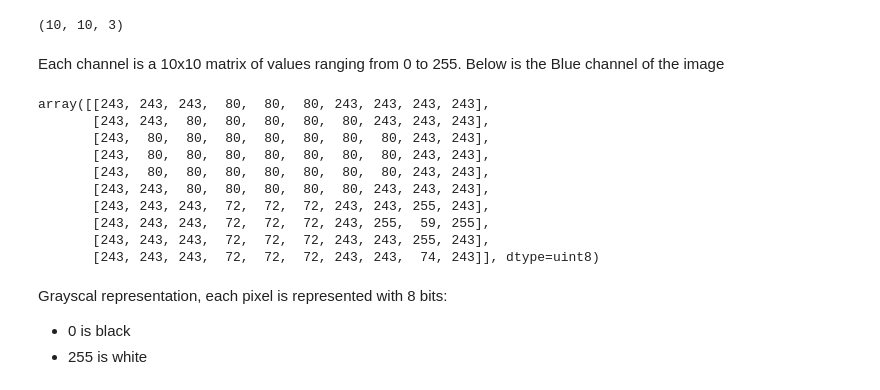
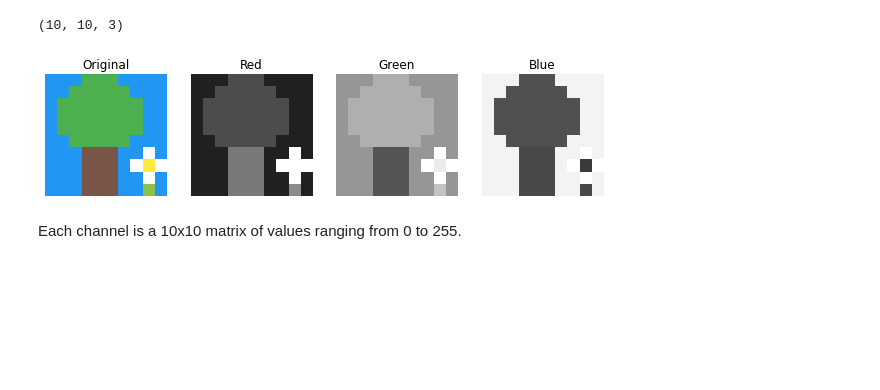
Before and after one commit to AntonioDelleCanne/101_computer_vision, a Jupyter notebook: image_representation.ipynb, the cells around one changed output. Saved outputs shown, nothing was run; the diff lists cells and outputs as text; code cells hidden in the pictures; blank space fills up the shorter version.

```diff
--- a/image_representation.ipynb
+++ b/image_representation.ipynb
@@ -12,24 +21,25 @@ img = cv.cvtColor(img, cv.COLOR_BGR2RGB)
 img.shape
 # %% [output]
 (10, 10, 3)
+# %%
+red = img[:,:,0]
+green = img[:,:,1]
+blue = img[:,:,2]
+fig, (ax1,ax2,ax3,ax4) = plt.subplots(1,4, figsize=(10,10))
+ax1.imshow(img, vmin=0, vmax=255)
+ax1.set_axis_off()
+ax1.set_title('Original')
+ax2.imshow(red, cmap='gray', vmin=0, vmax=255)
+ax2.set_axis_off()
+ax2.set_title('Red')
+ax3.imshow(green,cmap='gray', vmin=0, vmax=255)
+ax3.set_axis_off()
+ax3.set_title('Green')
+ax4.imshow(blue,cmap='gray', vmin=0, vmax=255)
+ax4.set_axis_off()
+ax4.set_title('Blue')
+plt.show()
+# %% [output]
+[figure, added]
 # %% [markdown]
 Each channel is a 10x10 matrix of values ranging from 0 to 255.
-Below is the Blue channel of the image
-# %%
-img[:,:,2]
-# %% [output]
-array([[243, 243, 243,  80,  80,  80, 243, 243, 243, 243],
-       [243, 243,  80,  80,  80,  80,  80, 243, 243, 243],
-       [243,  80,  80,  80,  80,  80,  80,  80, 243, 243],
-       [243,  80,  80,  80,  80,  80,  80,  80, 243, 243],
-       [243,  80,  80,  80,  80,  80,  80,  80, 243, 243],
-       [243, 243,  80,  80,  80,  80,  80, 243, 243, 243],
-       [243, 243, 243,  72,  72,  72, 243, 243, 255, 243],
-       [243, 243, 243,  72,  72,  72, 243, 255,  59, 255],
-       [243, 243, 243,  72,  72,  72, 243, 243, 255, 243],
-       [243, 243, 243,  72,  72,  72, 243, 243,  74, 243]], dtype=uint8)
-# %% [markdown]
-Grayscal representation,
-each pixel is represented with 8 bits:
-* 0 is black
-* 255 is white
```
Also changed, not shown: parts of 5 cells of this notebook, 3 other files.
